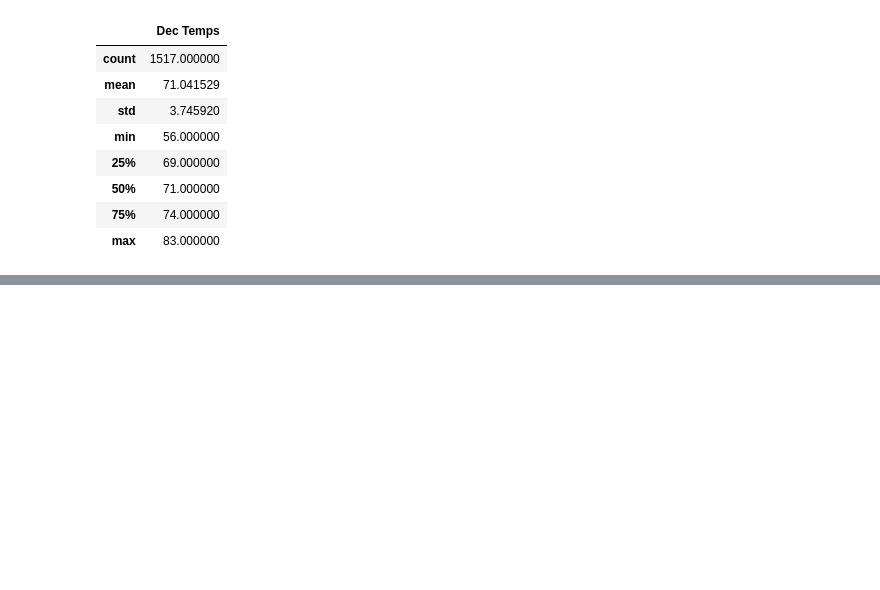
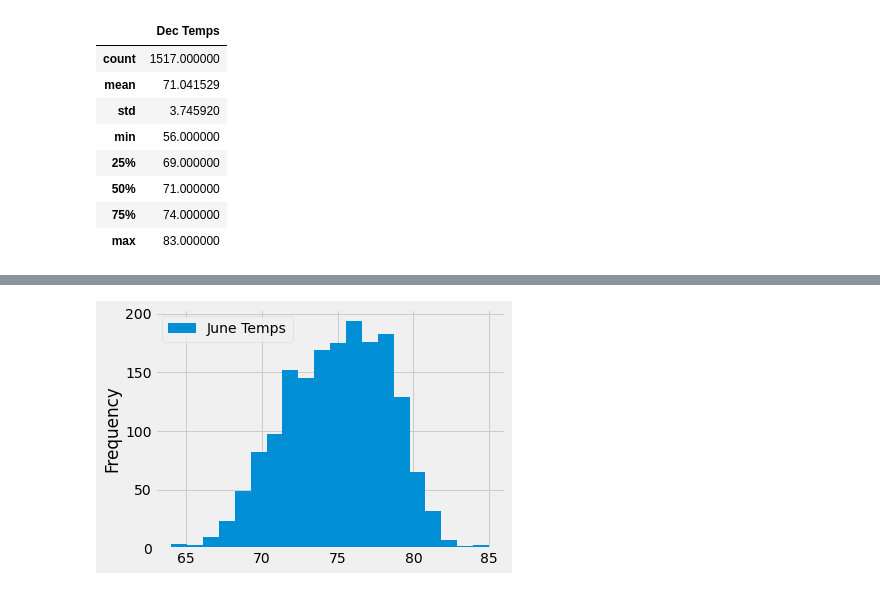
Before and after one commit to Nmerced25/Surfs_up, a Jupyter notebook: Surfs_up_Challenge.ipynb, the cells around one changed output, grey strips where cells are left out. Cells and saved outputs as stored; diff of their text form; code cells hidden in the pictures; blank space fills up the shorter version.

```diff
--- a/Surfs_up_Challenge.ipynb
+++ b/Surfs_up_Challenge.ipynb
@@ -166,0 +183,6 @@ max      83.000000
+# %%
+# Plotted June results to visualize summary statistics
+june_df.plot.hist(bins=20)
+plt.tight_layout()
+# %% [output]
+[figure, added]
```
Also changed, not shown: parts of 7 cells of this notebook.
